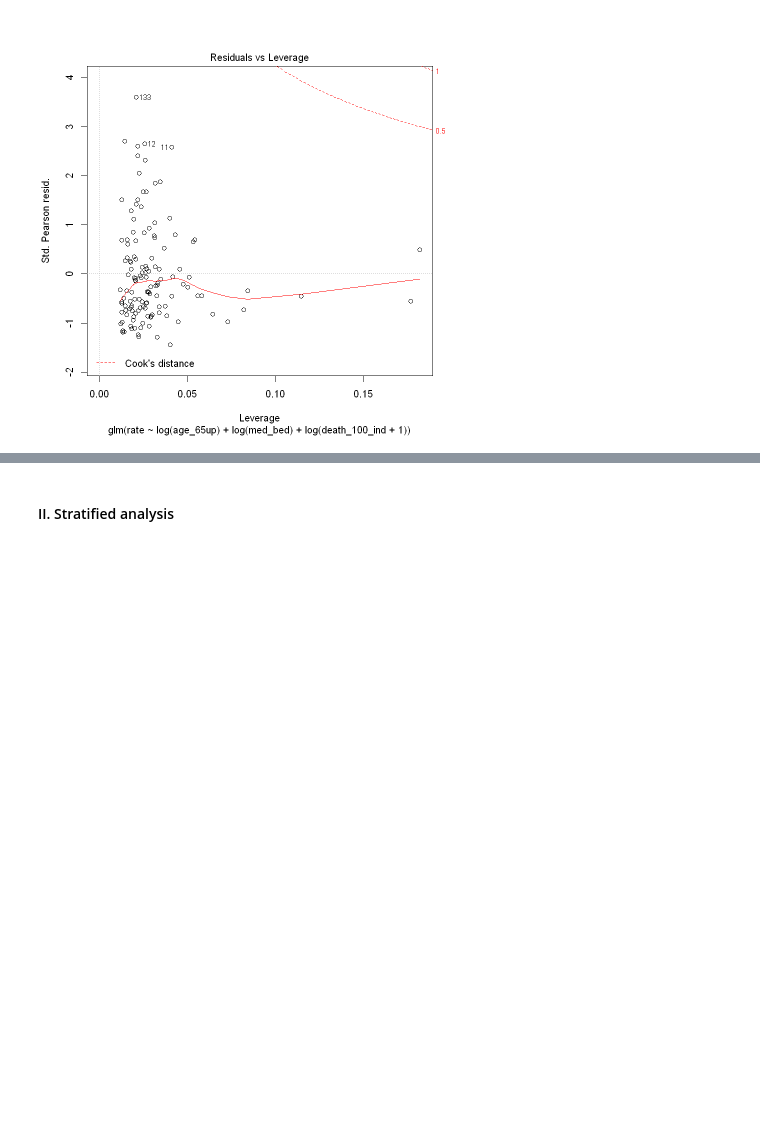
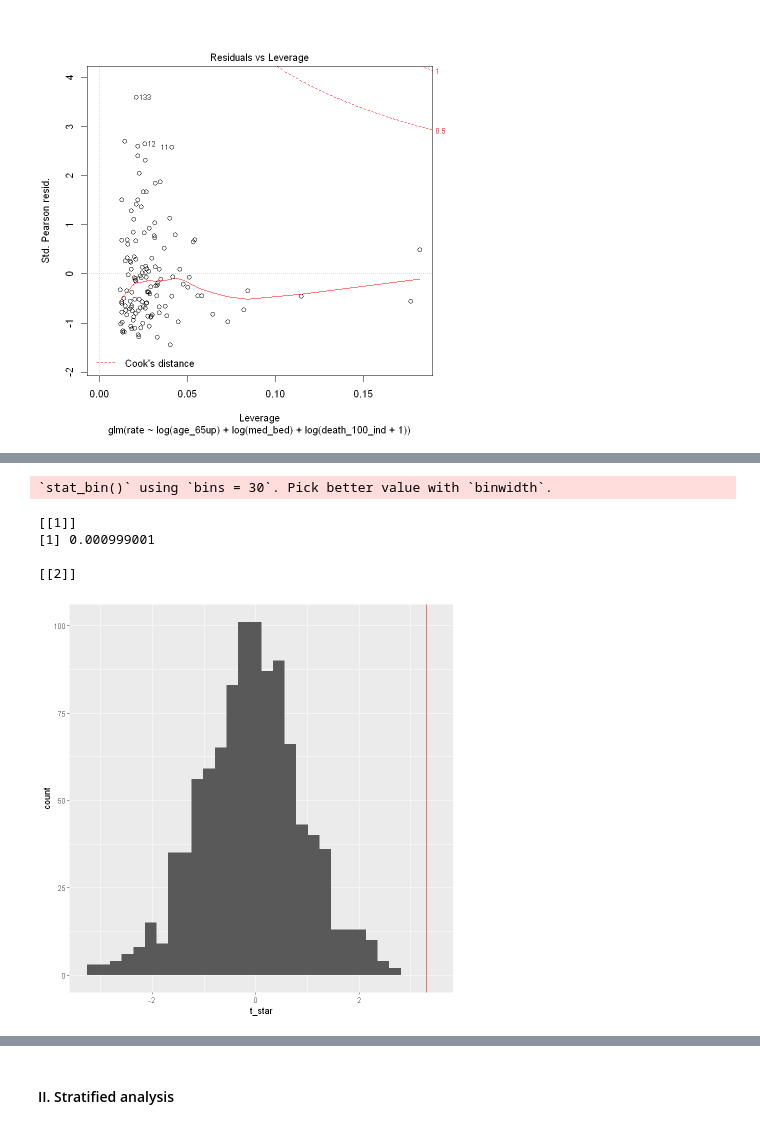
Before and after one commit to flizhou/age_effects_on_COVID-19, a Jupyter notebook: scripts/eda.ipynb, the cells around one changed output, grey strips where cells are left out. Cells and saved outputs as stored; diff of their text form; code cells hidden in the pictures; blank space fills up the shorter version.

Commit message:
Added bootstrap analysis close #13

```diff
--- a/scripts/eda.ipynb
+++ b/scripts/eda.ipynb
@@ -1080,8 +1112,8 @@ plot(fit, which = 4)
 fit <- df_sub %>%
     mutate(rate = (rate*(133 -1) + 2)/133) %>%
     glm(rate ~ log(age_65up) + log(med_bed) + log(death_100_ind+1), family = Gamma(link = "identity"), .)
-analyze_lm(fit)
-
+results <- analyze_lm(fit)
+results
 plot(fit)
 # %% [output]
 A tibble: 4 × 7
@@ -1144,0 +1130,37 @@ A anova: 2 × 6
+# %%
+set.seed(12345)
+N <- 1000
+
+fits <- df_sub %>%
+    mutate(rate = (rate*(133 -1) + 2)/133) %>%
+    rsample::bootstraps(N) %>%
+    mutate(lm = map(splits, ~ glm(rate ~ log(age_65up) + log(med_bed) + log(death_100_ind+1),
+                                  family = Gamma(link = "identity"), .)),
+           tidy = map(lm, broom::tidy)) %>%
+    select(-splits, -lm) %>%
+    unnest(tidy)
+# %%
+
+plot_results <-  function (fits, label, obs){
+    boot_fits <- fits %>%
+        filter(term == label)
+
+    t_star <- tibble(t_star = (boot_fits$estimate - obs$estimate)/boot_fits$std.error)
+    pval_boot <- (1 + sum(abs(t_star) > abs(obs$statistic)))/(N+1)
+    hist <- t_star %>%
+        ggplot(aes(t_star)) +
+            geom_histogram(bins = 30) +
+            geom_vline(xintercept = obs$statistic, color = "red")
+
+    return(list(pval_boot, hist))
+}
+# %%
+age_65up_fits <- plot_results(fits, "log(age_65up)", results %>% filter(term == "log(age_65up)"))
+age_65up_fits
+# %% [output]
+`stat_bin()` using `bins = 30`. Pick better value with `binwidth`.
+[[1]]
+[1] 0.000999001
+
+[[2]]
+[figure, added]
```
Also changed, not shown: parts of 8 cells of this notebook.
